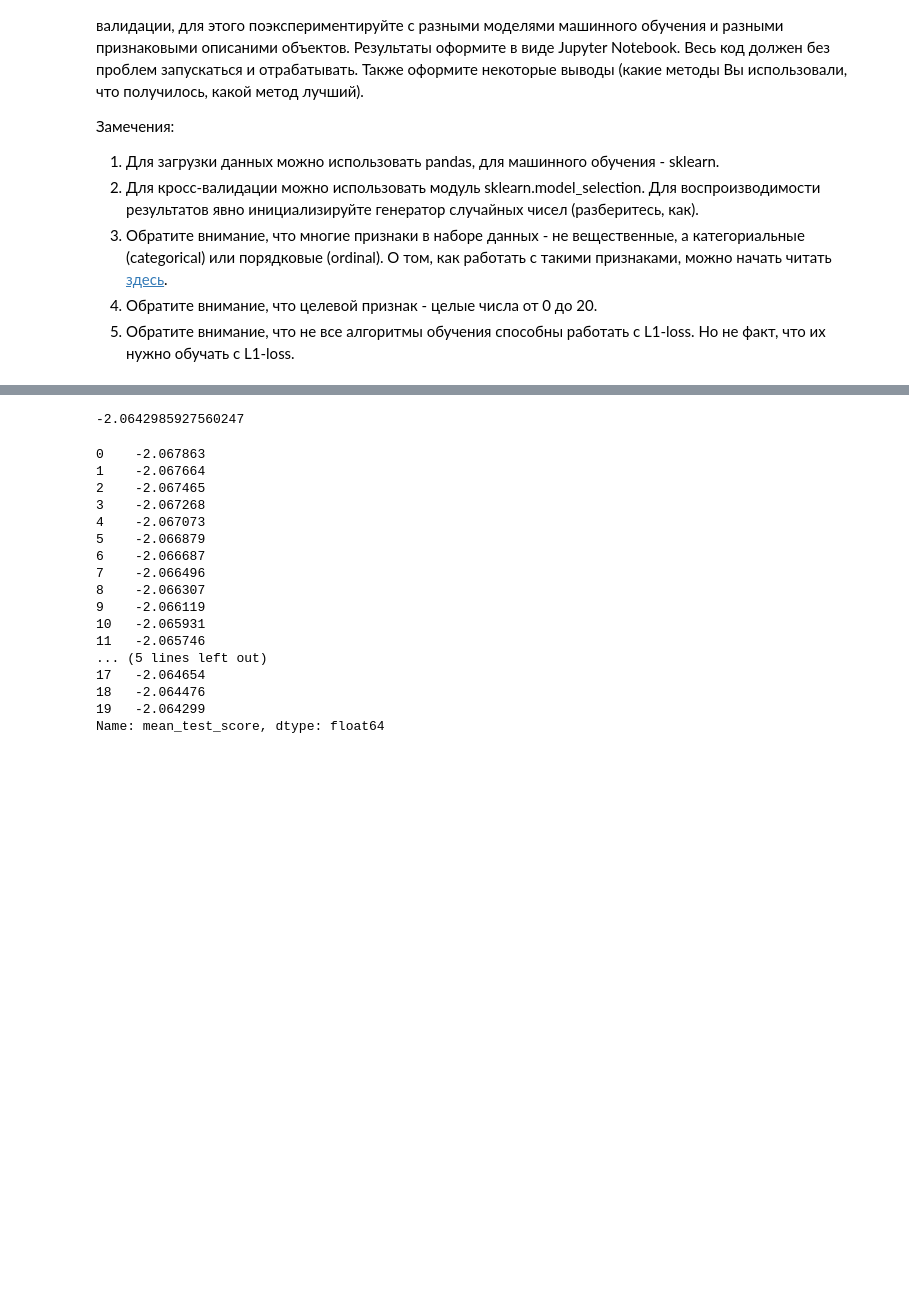
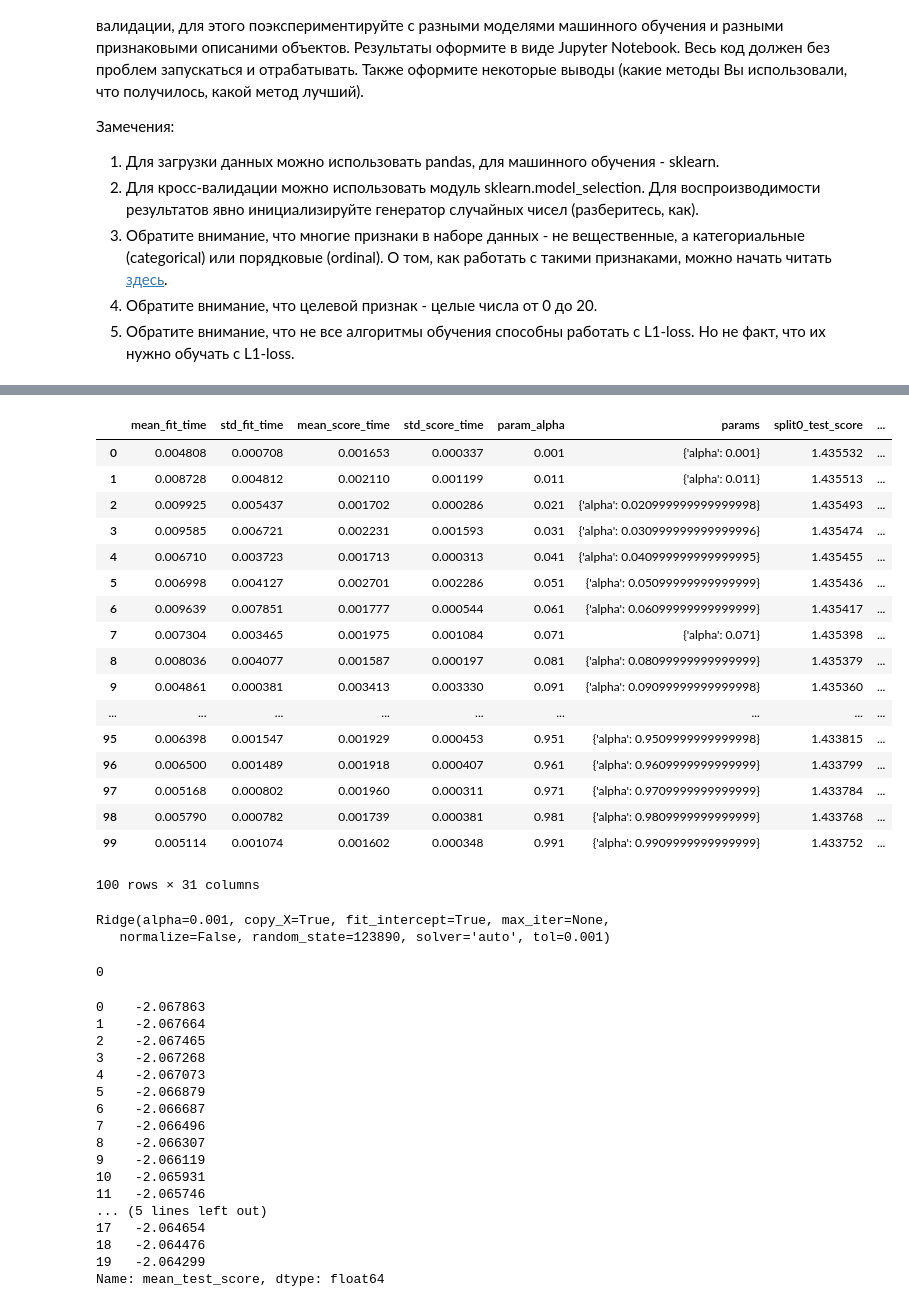
Before and after one commit to dimstunt/ml_2019_05_29, a Jupyter notebook: student_performance.ipynb, the cells around one changed output, grey strips where cells are left out. Saved outputs shown, nothing was run; the diff lists cells and outputs as text; code cells hidden in the pictures; blank space fills up the shorter version.

Commit message:
add another models

```diff
--- a/student_performance.ipynb
+++ b/student_performance.ipynb
@@ -94,0 +286,25 @@ lr = Ridge(random_state=123890)
+# %%
+models = [[Ridge(random_state=123890), 0],
+          [SGDRegressor(loss='huber', random_state=123890), 0],
+          [Lasso(random_state=123890), 0],
+          [ElasticNet(random_state=123890), 0],
+          [tree.DecisionTreeRegressor(random_state=123890, criterion='mae'), 1],
+          [SVR(), 2],
+          [KNeighborsRegressor(metric='manhattan'), 3]]
+
+scorer = make_scorer(mean_absolute_error)
+res = {model[0].__class__.__name__: [] for model in models}
+p_g = [{'alpha': np.arange(0.001, 1.001, 0.001)},
+       {'max_depth':np.arange(1, 6)},
+       {'kernel': ['rbf', 'linear', 'poly'], 'C': np.arange(1, 100)},
+       {'n_neighbors':np.arange(1, 10)}
+      ]
+# %%
+res = {model.__class__.__name__: 0 for model in models}
+for model in models:
+    gr = GridSearchCV(estimator=model[0], param_grid=p_g[model[1]],
+                  n_jobs=-1, verbose=1, cv=10, scoring=scorer, return_train_score=True
+             )
+    gr.fit(X, Y)
+    res[model.__class__.__name__] = [gr.best_score_, gr.best_params_]
+    print(res)
@@ -94,0 +356,2 @@ lr = Ridge(random_state=123890)
+# %%
+lr = CatBoostRegressor(loss_function='MAE')
@@ -95,6 +360,6 @@ lr = Ridge(random_state=123890)
 # %%
-gr = GridSearchCV(estimator=lr, param_grid={'alpha': np.arange(0.001, 1, 0.05)},\
-                  n_jobs=-1, verbose=1, cv=10, scoring='neg_mean_absolute_error',\
+gr = GridSearchCV(estimator=lr, param_grid={'alpha': np.arange(0.001, 1.001, 0.01)},\
+                  n_jobs=-1, verbose=1, cv=10, scoring=scorer,\
                  return_train_score=True)
 # %%
 gr.fit(X, Y)
@@ -114,7 +378,33 @@ GridSearchCV(cv=10, error_score='raise-deprecating',
+# %%
+pd.DataFrame(gr.cv_results_)
+# %% [output]
+|  | mean_fit_time | std_fit_time | mean_score_time | std_score_time | param_alpha | params | split0_test_score | ... |
+| 0 | 0.004808 | 0.000708 | 0.001653 | 0.000337 | 0.001 | {'alpha': 0.001} | 1.435532 | ... |
+| 1 | 0.008728 | 0.004812 | 0.002110 | 0.001199 | 0.011 | {'alpha': 0.011} | 1.435513 | ... |
+| 2 | 0.009925 | 0.005437 | 0.001702 | 0.000286 | 0.021 | {'alpha': 0.020999999999999998} | 1.435493 | ... |
+| 3 | 0.009585 | 0.006721 | 0.002231 | 0.001593 | 0.031 | {'alpha': 0.030999999999999996} | 1.435474 | ... |
+| 4 | 0.006710 | 0.003723 | 0.001713 | 0.000313 | 0.041 | {'alpha': 0.040999999999999995} | 1.435455 | ... |
+| 5 | 0.006998 | 0.004127 | 0.002701 | 0.002286 | 0.051 | {'alpha': 0.05099999999999999} | 1.435436 | ... |
+| 6 | 0.009639 | 0.007851 | 0.001777 | 0.000544 | 0.061 | {'alpha': 0.06099999999999999} | 1.435417 | ... |
+| 7 | 0.007304 | 0.003465 | 0.001975 | 0.001084 | 0.071 | {'alpha': 0.071} | 1.435398 | ... |
+| 8 | 0.008036 | 0.004077 | 0.001587 | 0.000197 | 0.081 | {'alpha': 0.08099999999999999} | 1.435379 | ... |
+| 9 | 0.004861 | 0.000381 | 0.003413 | 0.003330 | 0.091 | {'alpha': 0.09099999999999998} | 1.435360 | ... |
+| ... | ... | ... | ... | ... | ... | ... | ... | ... |
+| 95 | 0.006398 | 0.001547 | 0.001929 | 0.000453 | 0.951 | {'alpha': 0.9509999999999998} | 1.433815 | ... |
+| 96 | 0.006500 | 0.001489 | 0.001918 | 0.000407 | 0.961 | {'alpha': 0.9609999999999999} | 1.433799 | ... |
+| 97 | 0.005168 | 0.000802 | 0.001960 | 0.000311 | 0.971 | {'alpha': 0.9709999999999999} | 1.433784 | ... |
+| 98 | 0.005790 | 0.000782 | 0.001739 | 0.000381 | 0.981 | {'alpha': 0.9809999999999999} | 1.433768 | ... |
+| 99 | 0.005114 | 0.001074 | 0.001602 | 0.000348 | 0.991 | {'alpha': 0.9909999999999999} | 1.433752 | ... |
+100 rows × 31 columns
 # %%
-gr.best_score_
+gr.best_estimator_
 # %% [output]
--2.0642985927560247
+Ridge(alpha=0.001, copy_X=True, fit_intercept=True, max_iter=None,
+   normalize=False, random_state=123890, solver='auto', tol=0.001)
+# %%
+gr.best_index_
+# %% [output]
+0
 # %%
 df3 = pd.DataFrame(gr.cv_results_)
 # %%
```
Also changed, not shown: parts of 29 cells of this notebook.
